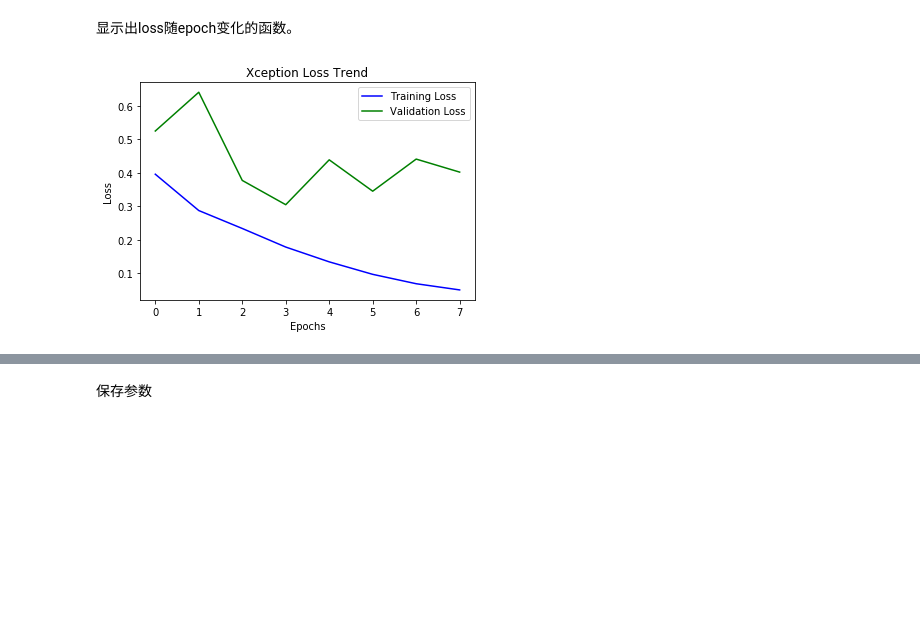
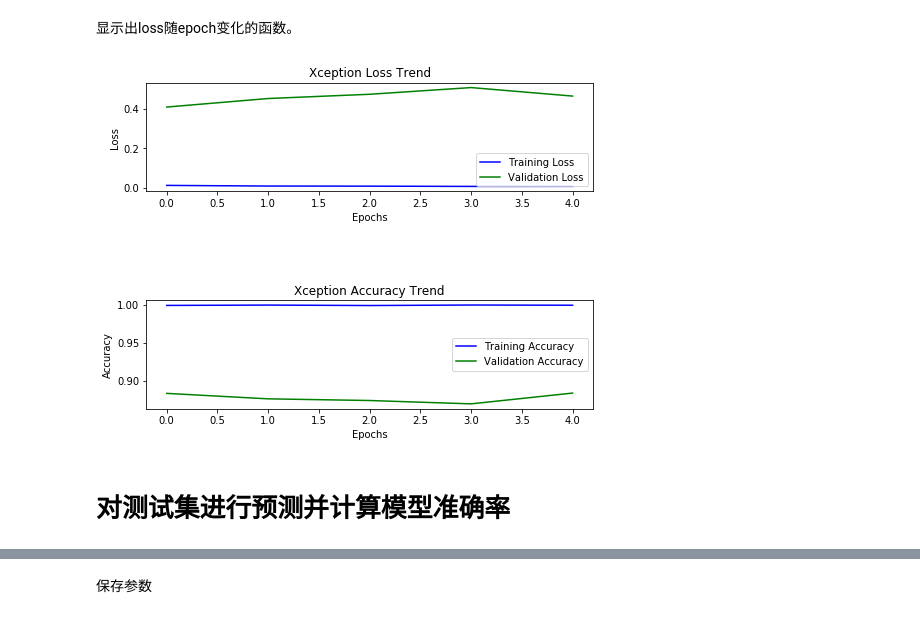
Before and after one commit to aesne/Dogs_vs._Cats, a Jupyter notebook: Dogs_vs._Cats.ipynb, the cells around one changed output, grey strips where cells are left out. Saved outputs shown, nothing was run; the diff lists cells and outputs as text; code cells hidden in the pictures; blank space fills up the shorter version.

```diff
--- a/Dogs_vs._Cats.ipynb
+++ b/Dogs_vs._Cats.ipynb
@@ -109,6 +106,7 @@ label采用独热编码，`dog: [1, 0], cat: [0, 1]`
 # %%
 SIZE = 128
-SPLIT = 0.8
+SPLIT_TRAIN = 0.6
+SPLIT_VAL = 0.8
 
 def prepare_X(path_list):
     X = numpy.zeros((len(path_list), SIZE, SIZE, 3), dtype=numpy.uint8)
@@ -130,25 +128,34 @@ def prepare_y(path_list):
 
     return y
 
-train_dogs_num = int(dogs_num * SPLIT)
-train_cats_num = int(cats_num * SPLIT)
+train_dogs_index = int(dogs_num * SPLIT_TRAIN)
+train_cats_index = int(cats_num * SPLIT_TRAIN)
 
-training = train_dogs[:train_dogs_num] + train_cats[:train_cats_num]
+val_dogs_index = int(dogs_num * SPLIT_VAL)
+val_cats_index = int(cats_num * SPLIT_VAL)
+
+random.shuffle(train_dogs)
+random.shuffle(train_cats)
+
+training = train_dogs[:train_dogs_index] + train_cats[:train_cats_index]
 random.shuffle(training)
 X_train = prepare_X(training)
 y_train = prepare_y(training)
 
-validation = train_dogs[train_dogs_num:] + train_cats[train_cats_num:]
+validation = train_dogs[train_dogs_index:val_dogs_index] + train_cats[train_cats_index:val_cats_index]
 random.shuffle(validation)
 X_val = prepare_X(validation)
 y_val = prepare_y(validation)
 
-random.shuffle(test_path_list)
-X_test = prepare_X(test_path_list)
+testing = train_dogs[val_dogs_index:] + train_cats[val_cats_index:]
+random.shuffle(testing)
+X_test = prepare_X(testing)
+y_test = prepare_y(testing)
 
 print('shape of X_train: {}'.format(X_train.shape))
 print('shape of y_train: {}'.format(y_train.shape))
 print('shape of X_val: {}'.format(X_val.shape))
 print('shape of y_val: {}'.format(y_val.shape))
 print('shape of X_test: {}'.format(X_test.shape))
+print('shape of y_test: {}'.format(y_test.shape))
 # %% [output]
@@ -179,6 +190,7 @@ base_model = Xception(include_top=False, weights='imagenet')
 x = base_model.output
 x = GlobalAveragePooling2D()(x)
 x = Dense(1024, activation='relu')(x)
+x = Dropout(0.25)(x)
 outputs = Dense(2, activation='softmax')(x)
 
 model = Model(inputs=base_model.input, outputs=outputs)
@@ -202,7 +216,7 @@ model.compile(optimizer=Nadam(), loss='binary_crossentropy', metrics=['accuracy'
 
 为防止过拟合，val_loss不再下降后的3个epochs后停止训练
 # %%
-BATCH_SIZE = 128
+BATCH_SIZE = 256
 EPOCHS = 10
 
 earlyStopping = EarlyStopping(monitor='val_loss', patience=3, verbose=0, mode='auto')
@@ -232,13 +240,31 @@ Epoch 8/10
 # %%
 loss = train.history['loss']
 val_loss = train.history['val_loss']
 
+acc = train.history['acc']
+val_acc = train.history['val_acc']
+
+pyplot.figure(figsize=(8,6))
+pyplot.subplots_adjust(wspace=1, hspace=1)
+
+pyplot.subplot(211)
 pyplot.plot(loss, 'blue', label='Training Loss')
 pyplot.plot(val_loss, 'green', label='Validation Loss')
 pyplot.xlabel('Epochs')
 pyplot.ylabel('Loss')
 pyplot.title('Xception Loss Trend')
 pyplot.legend()
+
+pyplot.subplot(212)
+pyplot.plot(acc, 'blue', label='Training Accuracy')
+pyplot.plot(val_acc, 'green', label='Validation Accuracy')
+pyplot.xlabel('Epochs')
+pyplot.ylabel('Accuracy')
+pyplot.title('Xception Accuracy Trend')
+pyplot.legend()
+
 pyplot.show()
 # %% [output]
-[figure, old version]
+[figure, new version]
+# %% [markdown]
+# 对测试集进行预测并计算模型准确率
```
Also changed, not shown: parts of 13 cells of this notebook, 1 other file.
